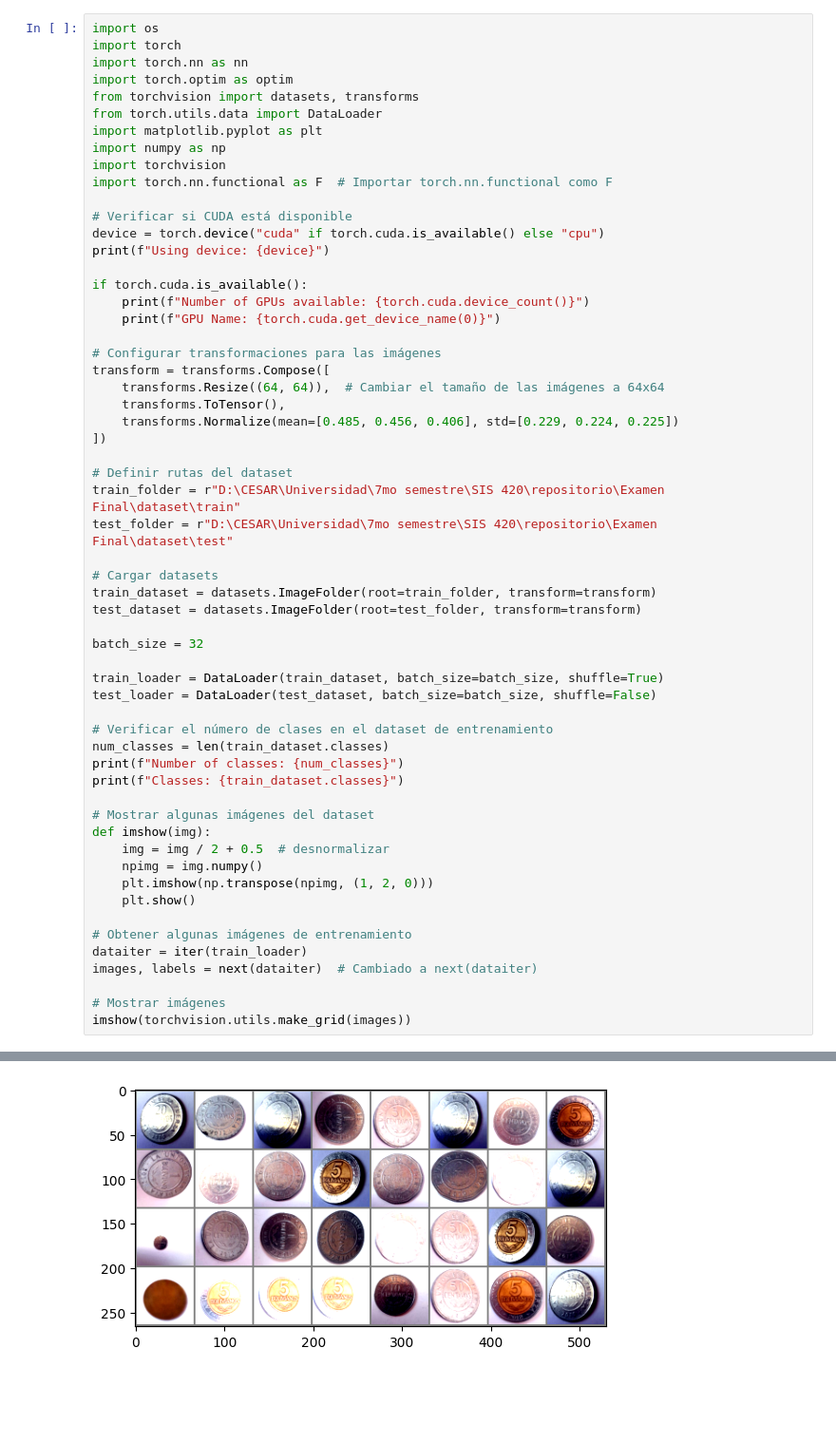
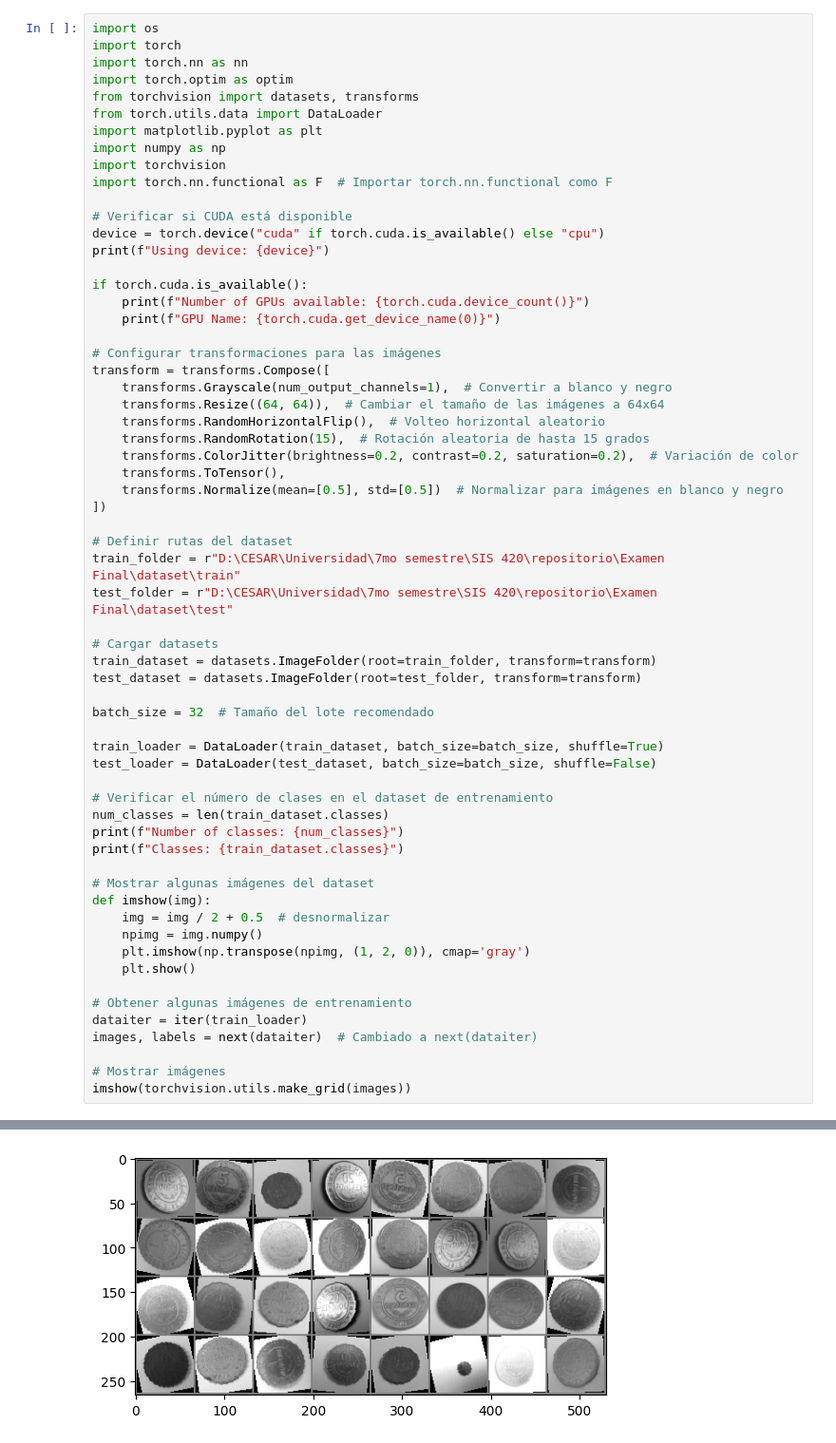
Before and after one commit to cesarvargasL/SIS-420-2-2024, a Jupyter notebook: Examen Final/examen_final.ipynb, the cells around one changed output, grey strips where cells are left out. Shown at 95% size. Cells and saved outputs as stored; diff of their text form; blank space fills up the shorter version.

```diff
--- a/Examen Final/examen_final.ipynb
+++ b/Examen Final/examen_final.ipynb
@@ -20,9 +20,13 @@ if torch.cuda.is_available():
 
 # Configurar transformaciones para las imágenes
 transform = transforms.Compose([
+    transforms.Grayscale(num_output_channels=1),  # Convertir a blanco y negro
     transforms.Resize((64, 64)),  # Cambiar el tamaño de las imágenes a 64x64
+    transforms.RandomHorizontalFlip(),  # Volteo horizontal aleatorio
+    transforms.RandomRotation(15),  # Rotación aleatoria de hasta 15 grados
+    transforms.ColorJitter(brightness=0.2, contrast=0.2, saturation=0.2),  # Variación de color
     transforms.ToTensor(),
-    transforms.Normalize(mean=[0.485, 0.456, 0.406], std=[0.229, 0.224, 0.225])
+    transforms.Normalize(mean=[0.5], std=[0.5])  # Normalizar para imágenes en blanco y negro
 ])
 
 # Definir rutas del dataset
@@ -33,7 +37,7 @@ test_folder = r"D:\CESAR\Universidad\7mo semestre\SIS 420\repositorio\Examen Fin
 train_dataset = datasets.ImageFolder(root=train_folder, transform=transform)
 test_dataset = datasets.ImageFolder(root=test_folder, transform=transform)
 
-batch_size = 32
+batch_size = 32  # Tamaño del lote recomendado
 
 train_loader = DataLoader(train_dataset, batch_size=batch_size, shuffle=True)
 test_loader = DataLoader(test_dataset, batch_size=batch_size, shuffle=False)
@@ -47,7 +51,7 @@ print(f"Classes: {train_dataset.classes}")
 def imshow(img):
     img = img / 2 + 0.5  # desnormalizar
     npimg = img.numpy()
-    plt.imshow(np.transpose(npimg, (1, 2, 0)))
+    plt.imshow(np.transpose(npimg, (1, 2, 0)), cmap='gray')
     plt.show()
 
 # Obtener algunas imágenes de entrenamiento
@@ -66,4 +69,4 @@ Clipping input data to the valid range for imshow with RGB data ([0..1] for floa
-[figure, old version]
+[figure, new version]
 # %%
 class CNN(nn.Module):
     def __init__(self, num_classes):
```
Also changed, not shown: parts of 6 cells of this notebook, 3 other files.
